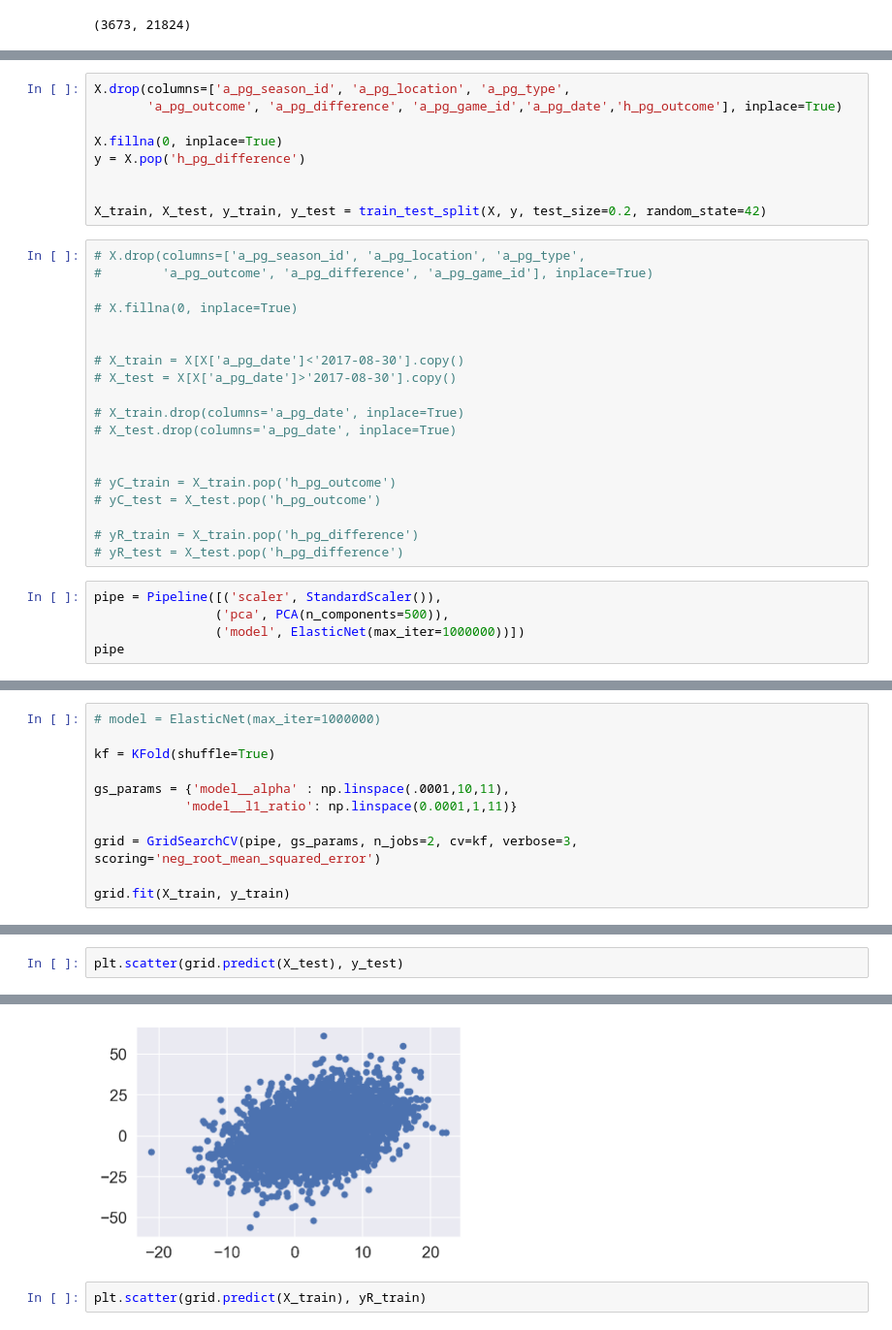
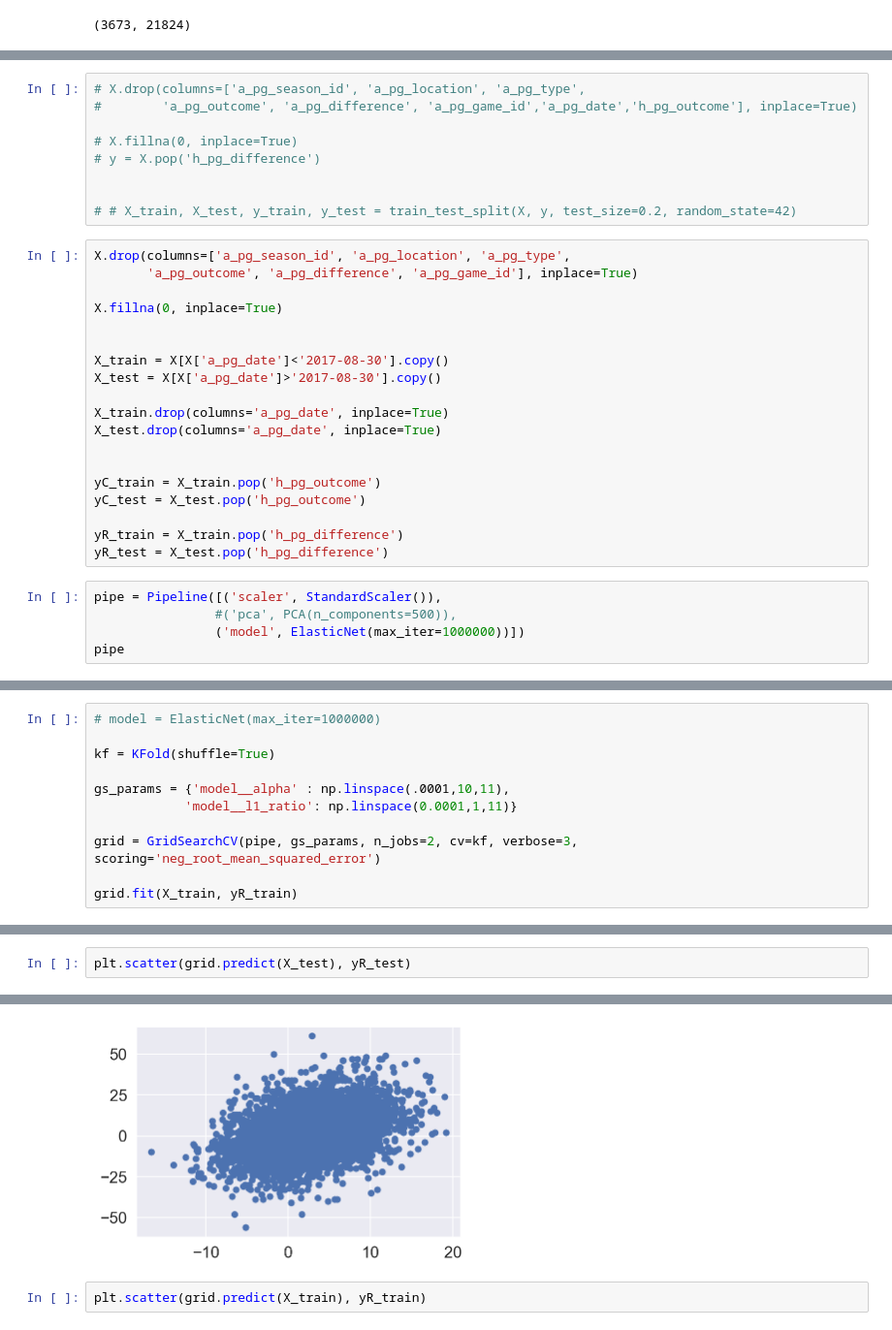
Before and after one commit to finjammin/Capstone-NBA, a Jupyter notebook: Pt4_Modelling/Modelling_LinearRegression.ipynb, the cells around one changed output, grey strips where cells are left out. Shown at 97% size. Drawn from its saved outputs; the diff is of its cells as text.

```diff
--- a/Pt4_Modelling/Modelling_LinearRegression.ipynb
+++ b/Pt4_Modelling/Modelling_LinearRegression.ipynb
@@ -94,34 +115,34 @@ from sklearn.model_selection import train_test_split
 # %%
-X.drop(columns=['a_pg_season_id', 'a_pg_location', 'a_pg_type',
-       'a_pg_outcome', 'a_pg_difference', 'a_pg_game_id','a_pg_date','h_pg_outcome'], inplace=True)
+# X.drop(columns=['a_pg_season_id', 'a_pg_location', 'a_pg_type',
+#        'a_pg_outcome', 'a_pg_difference', 'a_pg_game_id','a_pg_date','h_pg_outcome'], inplace=True)
 
-X.fillna(0, inplace=True)
-y = X.pop('h_pg_difference')
+# X.fillna(0, inplace=True)
+# y = X.pop('h_pg_difference')
 
 
-X_train, X_test, y_train, y_test = train_test_split(X, y, test_size=0.2, random_state=42)
+# # X_train, X_test, y_train, y_test = train_test_split(X, y, test_size=0.2, random_state=42)
 # %%
-# X.drop(columns=['a_pg_season_id', 'a_pg_location', 'a_pg_type',
-#        'a_pg_outcome', 'a_pg_difference', 'a_pg_game_id'], inplace=True)
+X.drop(columns=['a_pg_season_id', 'a_pg_location', 'a_pg_type',
+       'a_pg_outcome', 'a_pg_difference', 'a_pg_game_id'], inplace=True)
 
-# X.fillna(0, inplace=True)
+X.fillna(0, inplace=True)
 
 
-# X_train = X[X['a_pg_date']<'2017-08-30'].copy()
-# X_test = X[X['a_pg_date']>'2017-08-30'].copy()
+X_train = X[X['a_pg_date']<'2017-08-30'].copy()
+X_test = X[X['a_pg_date']>'2017-08-30'].copy()
 
-# X_train.drop(columns='a_pg_date', inplace=True)
-# X_test.drop(columns='a_pg_date', inplace=True)
+X_train.drop(columns='a_pg_date', inplace=True)
+X_test.drop(columns='a_pg_date', inplace=True)
 
 
-# yC_train = X_train.pop('h_pg_outcome')
-# yC_test = X_test.pop('h_pg_outcome')
+yC_train = X_train.pop('h_pg_outcome')
+yC_test = X_test.pop('h_pg_outcome')
 
-# yR_train = X_train.pop('h_pg_difference')
-# yR_test = X_test.pop('h_pg_difference')
+yR_train = X_train.pop('h_pg_difference')
+yR_test = X_test.pop('h_pg_difference')
 # %%
 pipe = Pipeline([('scaler', StandardScaler()),
-                ('pca', PCA(n_components=500)),
+                #('pca', PCA(n_components=500)),
                 ('model', ElasticNet(max_iter=1000000))])
 pipe
 # %% [output]
@@ -137,7 +158,7 @@ gs_params = {'model__alpha' : np.linspace(.0001,10,11),
 
 grid = GridSearchCV(pipe, gs_params, n_jobs=2, cv=kf, verbose=3, scoring='neg_root_mean_squared_error')
 
-grid.fit(X_train, y_train)
+grid.fit(X_train, yR_train)
 # %% [output]
 Fitting 5 folds for each of 121 candidates, totalling 605 fits
 [Parallel(n_jobs=2)]: Using backend LokyBackend with 2 concurrent workers.
@@ -166,8 +186,8 @@ grid.best_score_
 # %%
-plt.scatter(grid.predict(X_test), y_test)
+plt.scatter(grid.predict(X_test), yR_test)
 # %% [output]
 <matplotlib.collections.PathCollection at 0x...>
-[figure, old version]
+[figure, new version]
 # %%
 plt.scatter(grid.predict(X_train), yR_train)
 # %% [output]
```
Also changed, not shown: parts of 15 cells of this notebook, 11 other files.
